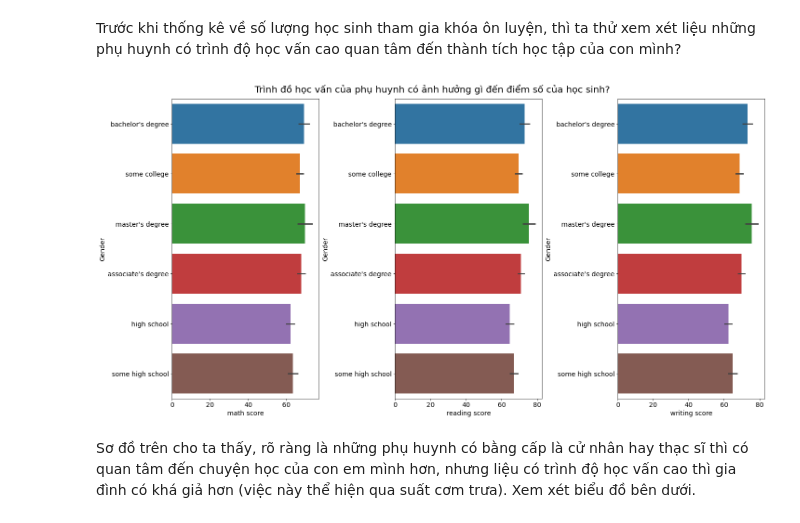
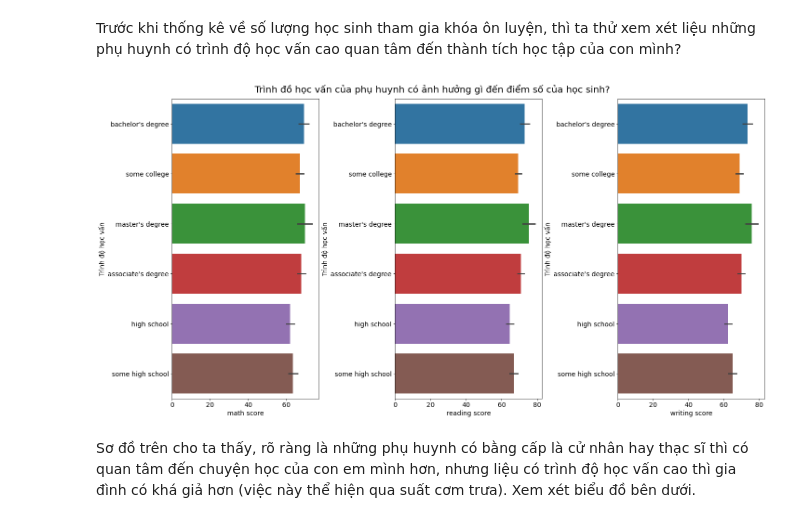
Before and after one commit to PNTAN19/LTKHDL, a Jupyter notebook: Students_Performance.ipynb, the cells around one changed output. Cells and saved outputs as stored; diff of their text form; code cells hidden in the pictures.

```diff
--- a/Students_Performance.ipynb
+++ b/Students_Performance.ipynb
@@ -589,18 +589,18 @@ Trước khi thống kê về số lượng học sinh tham gia khóa ôn luyệ
 # %%
 fig, ax = plt.subplots(nrows=1, ncols=3, figsize=(20,10))
 ax = ax.flatten()
 
 for index, col in enumerate(["math score", "reading score", "writing score"]):
     sns.barplot(x=col, y="parental level of education", data=df, ax=ax[index])
     ax[index].set_xlabel(col, fontsize = 14)
-    ax[index].set_ylabel("Gender", fontsize=14)
+    ax[index].set_ylabel("Trình độ học vấn", fontsize=14)
     ax[index].xaxis.set_tick_params(labelsize=14)
     ax[index].yaxis.set_tick_params(labelsize=14)
 
 fig.suptitle("Trình đồ học vấn của phụ huynh có ảnh hưởng gì đến điểm số của học sinh?", fontsize=20, y=1)
 plt.tight_layout(pad=0.5, w_pad=0.7, h_pad=5.0)
 # %% [output]
-[figure, old version]
+[figure, new version]
 # %% [markdown]
 Sơ đồ trên cho ta thấy, rõ ràng là những phụ huynh có bằng cấp là cử nhân hay thạc sĩ thì có quan tâm đến chuyện học của con em mình hơn, nhưng liệu có trình độ học vấn cao thì gia đình có khá giả hơn (việc này thể hiện qua suất cơm trưa). Xem xét biểu đồ bên dưới.
 # %%
```
Also changed, not shown: parts of 4 cells of this notebook.
